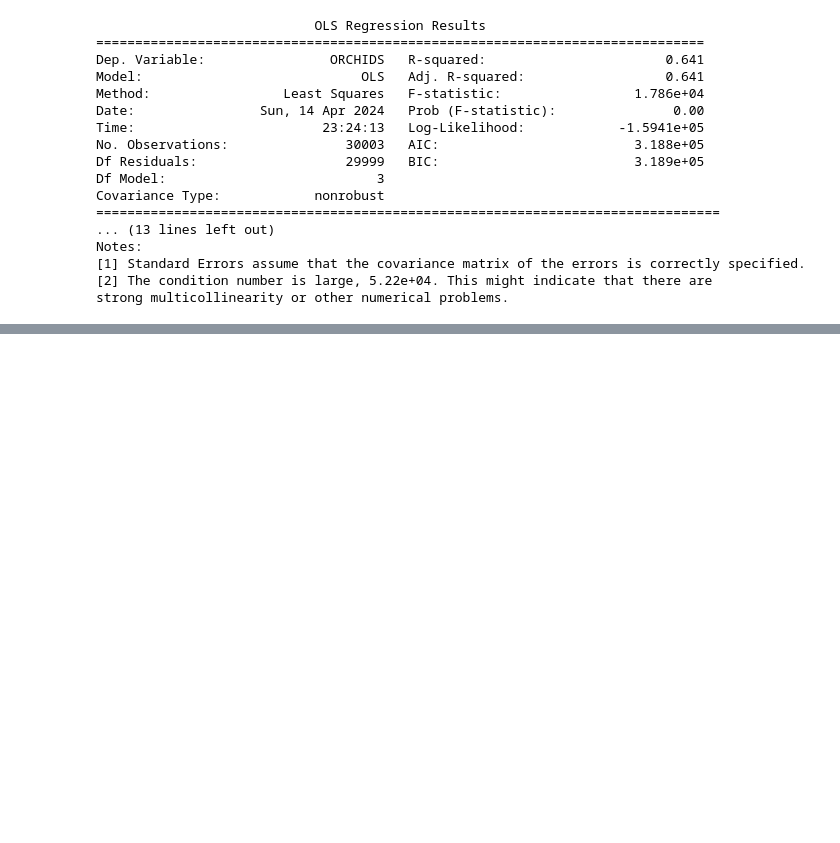
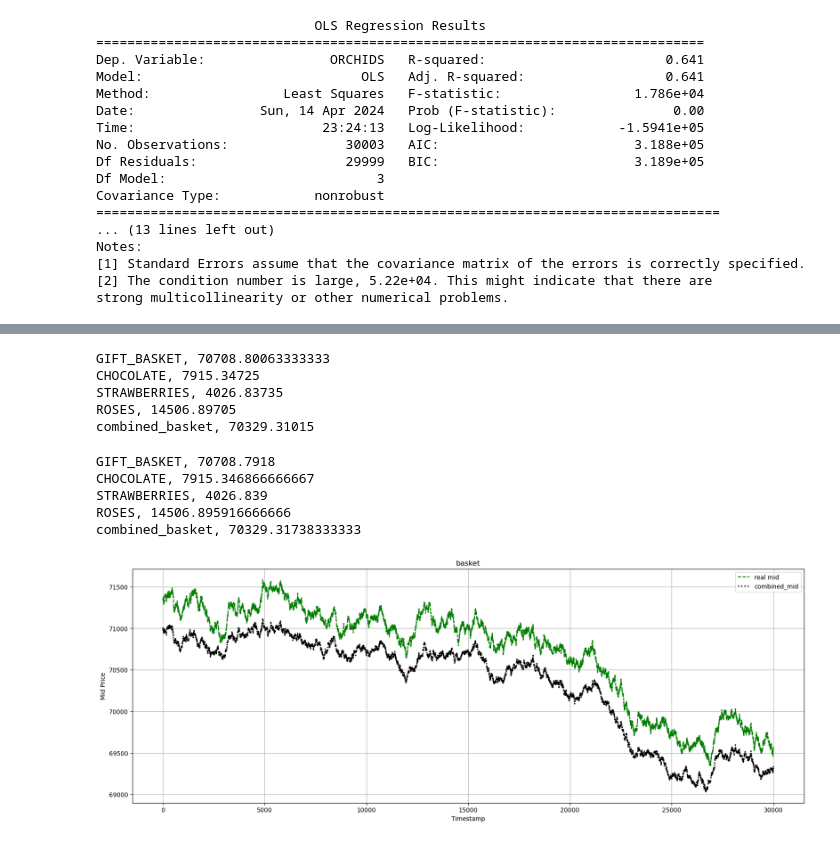
Before and after one commit to WiJoWill/IMC2024Will, a Jupyter notebook: data_analysis.ipynb, the cells around one changed output, grey strips where cells are left out. Drawn from its saved outputs; the diff is of its cells as text; code cells hidden in the pictures; blank space fills up the shorter version.

Commit message:
fix round1 round 2 and update round3

```diff
--- a/data_analysis.ipynb
+++ b/data_analysis.ipynb
@@ -1094,0 +1109,10 @@ list(dict_.items())[0]
+# %%
+df_1 = pd.read_csv('training/prices_round_3_day_0.csv' , sep = ';')
+df_2 = pd.read_csv('training/prices_round_3_day_1.csv', sep = ';')
+df_3 = pd.read_csv('training/prices_round_3_day_2.csv', sep = ';')
+df_1['global_timestamp'] = df_1.apply(lambda x: x['day'] * 1000000 + x['timestamp'], axis = 1)
+df_2['global_timestamp'] = df_2.apply(lambda x: x['day'] * 1000000 + x['timestamp'], axis = 1)
+df_3['global_timestamp'] = df_3.apply(lambda x: x['day'] * 1000000 + x['timestamp'], axis = 1)
+df = pd.concat([df_1, df_2, df_3])
+df = df.drop(['profit_and_loss'], axis = 1)
+df.tail()
@@ -1094,0 +1126,56 @@ list(dict_.items())[0]
+# %%
+df_gift_basket = df[df['product'] == 'GIFT_BASKET'].reset_index(drop=True)
+df_chocolate = df[df['product'] == 'CHOCOLATE'].reset_index(drop=True)
+df_strawberries = df[df['product'] == 'STRAWBERRIES'].reset_index(drop=True)
+df_roses = df[df['product'] == 'ROSES'].reset_index(drop=True)
+# %%
+print(f"GIFT_BASKET, {df_gift_basket['mid_price'].mean()}")
+print(f"CHOCOLATE, {df_chocolate['mid_price'].mean()}")
+print(f"STRAWBERRIES, {df_strawberries['mid_price'].mean()}")
+print(f"ROSES, {df_roses['mid_price'].mean()}")
+# 4 `CHOCOLATE` bars + 6 `STRAWBERRIES` + 1 `ROSES`
+print(f"combined_basket, {4 * df_chocolate['mid_price'].mean() + 6 * df_strawberries['mid_price'].mean() + df_roses['mid_price'].mean()}")
+# %% [output]
+GIFT_BASKET, 70708.80063333333
+CHOCOLATE, 7915.34725
+STRAWBERRIES, 4026.83735
+ROSES, 14506.89705
+combined_basket, 70329.31015
+# %%
+df_gift_basket['best_mean'] = df_gift_basket.apply(calculate_mean_best, axis = 1)
+df_chocolate['best_mean'] = df_chocolate.apply(calculate_mean_best, axis = 1)
+df_strawberries['best_mean'] = df_strawberries.apply(calculate_mean_best, axis = 1)
+df_roses['best_mean'] = df_roses.apply(calculate_mean_best, axis = 1)
+# %%
+print(f"GIFT_BASKET, {df_gift_basket['best_mean'].mean()}")
+print(f"CHOCOLATE, {df_chocolate['best_mean'].mean()}")
+print(f"STRAWBERRIES, {df_strawberries['best_mean'].mean()}")
+print(f"ROSES, {df_roses['best_mean'].mean()}")
+# 4 `CHOCOLATE` bars + 6 `STRAWBERRIES` + 1 `ROSES`
+print(f"combined_basket, {4 * df_chocolate['best_mean'].mean() + 6 * df_strawberries['best_mean'].mean() + df_roses['best_mean'].mean()}")
+# %% [output]
+GIFT_BASKET, 70708.7918
+CHOCOLATE, 7915.346866666667
+STRAWBERRIES, 4026.839
+ROSES, 14506.895916666666
+combined_basket, 70329.31738333333
+# %%
+combined_basket_best_mean = 4 * df_chocolate['best_mean'] + 6 * df_strawberries['best_mean'] + df_roses['best_mean'] + 350
+combined_basket_mid = 4 * df_chocolate['mid_price'] + 6 * df_strawberries['mid_price'] + df_roses['mid_price']
+# %%
+#df_amethyst.set_index('global_timestamp', inplace=True)
+plt.figure(figsize=(20, 7))
+plt.plot(df_gift_basket['mid_price'], label = 'real mid', color = 'g', linestyle='--')
+#plt.plot(df_starfruit['mid_price'], label = 'Mid Price', color = 'r')
+# plt.plot(df_starfruit['MA_10'], label = 'MA_10', color = 'b', linewidth = 2, linestyle = 'dotted')
+# plt.plot(df_starfruit['MA_30'], label = 'MA_30', color = 'y', linewidth = 2, linestyle = 'dotted')
+plt.plot(combined_basket_mid, label = 'combined_mid', color = 'k', linewidth = 2, linestyle = 'dotted')
+
+plt.title('basket')
+plt.xlabel('Timestamp')
+plt.ylabel('Mid Price')
+plt.legend()
+plt.grid(True)
+plt.show()
+# %% [output]
+[figure, added]
```
Also changed, not shown: parts of 7 cells of this notebook, 46 other files.
